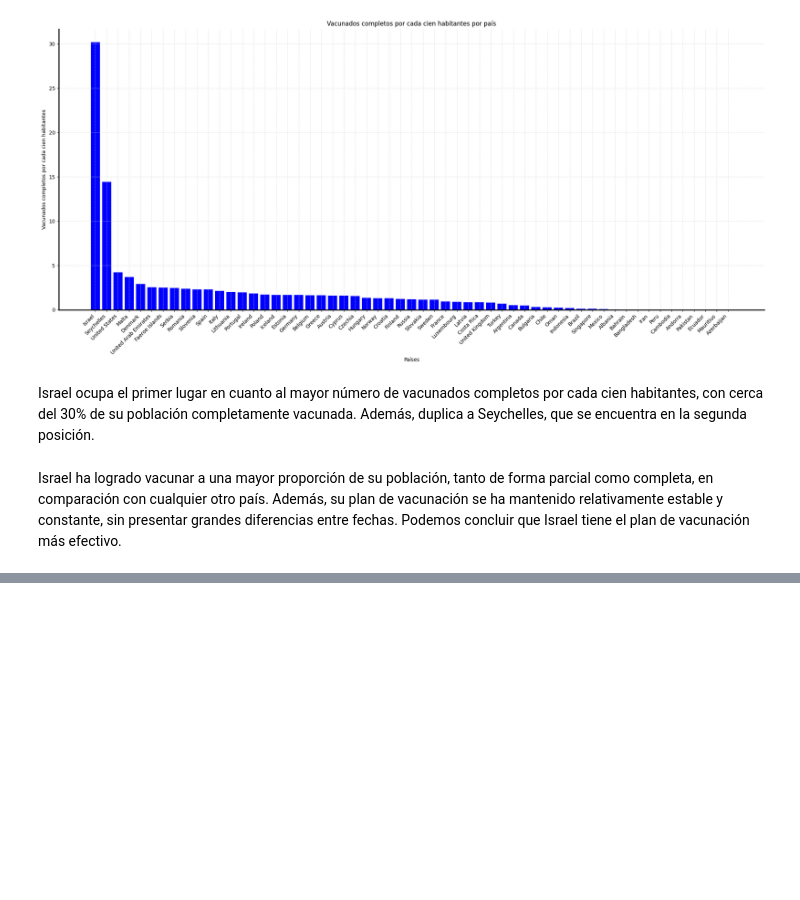
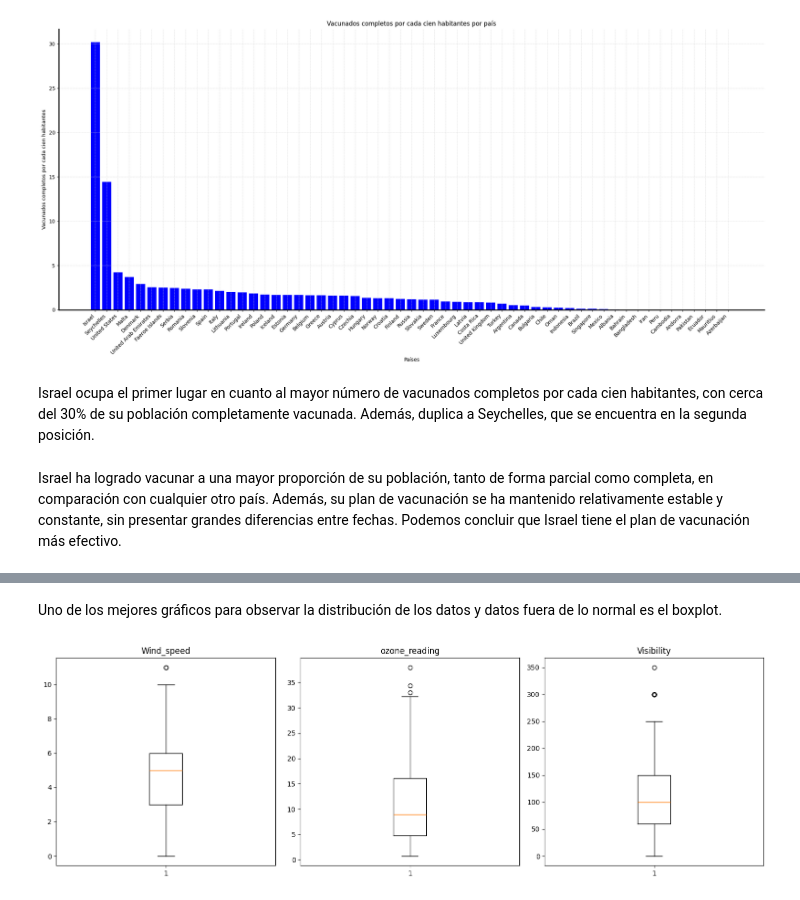
Before and after one commit to Alf-caput/P1_MineriaDeDatos, a Jupyter notebook: LAB01_GrupoB05.ipynb, the cells around one changed output, grey strips where cells are left out. Saved outputs shown, nothing was run; the diff lists cells and outputs as text; code cells hidden in the pictures; blank space fills up the shorter version.

```diff
--- a/LAB01_GrupoB05.ipynb
+++ b/LAB01_GrupoB05.ipynb
@@ -493,0 +504,4 @@ Israel ha logrado vacunar a una mayor proporción de su población, tanto de for
+# %%
+url = 'https://github.com/Alf-caput/P1_MineriaDeDatos/raw/main/P2_SensoresAtmosfericos/ozone.csv'
+df = pd.read_csv(url)
+df.head()
@@ -493,0 +601,15 @@ Israel ha logrado vacunar a una mayor proporción de su población, tanto de for
+# %% [markdown]
+Uno de los mejores gráficos para observar la distribución de los datos y datos fuera de lo normal es el boxplot.
+# %%
+cols = ['Wind_speed','ozone_reading','Visibility']
+fig, axs = plt.subplots(nrows=1, ncols=len(cols), figsize=(15, 5))
+
+for i, columna in enumerate(cols):
+    axs[i].boxplot(df[columna])
+    axs[i].set_title(columna)
+
+plt.tight_layout()
+
+plt.show()
+# %% [output]
+[figure, added]
```
Also changed, not shown: parts of 55 cells of this notebook.
